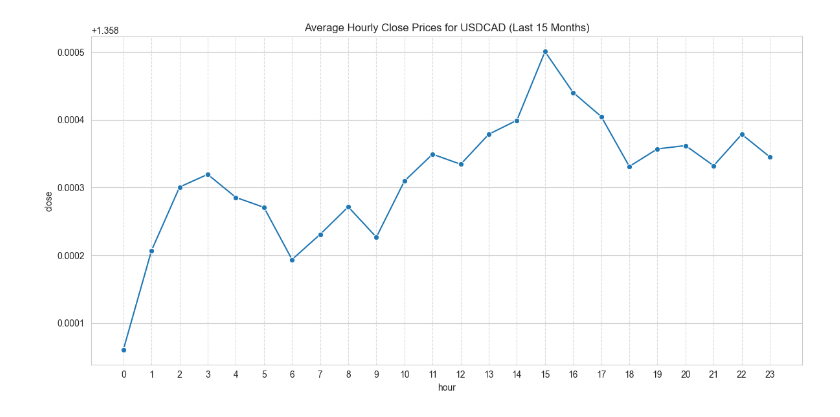
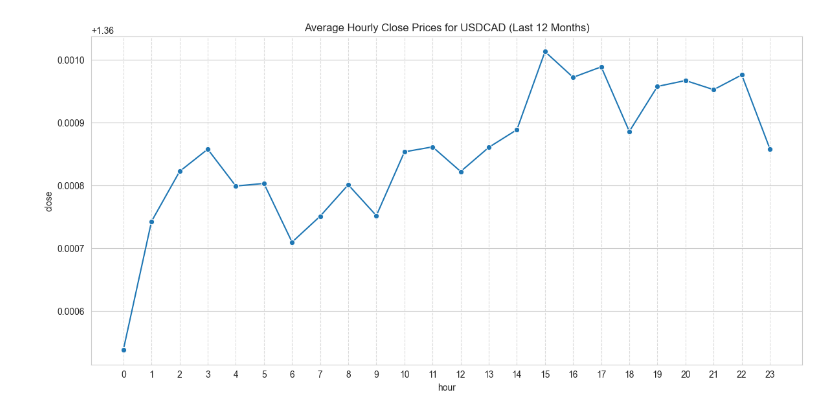
Before and after one commit to Stevealila/Trade, a Jupyter notebook: analyze.ipynb, the cells around one changed output. Drawn from its saved outputs; the diff is of its cells as text; code cells hidden in the pictures.

```diff
--- a/analyze.ipynb
+++ b/analyze.ipynb
@@ -45,5 +45,5 @@ sessional(currency)
 # %%
-hourly(currency)
+hourly(currency, 1)
 # %% [output]
 (                       close  hour
  time
@@ -64 +64 @@ hourly(currency)
-[figure, old version]
+[figure, new version]
```
Also changed, not shown: parts of 3 cells of this notebook.
